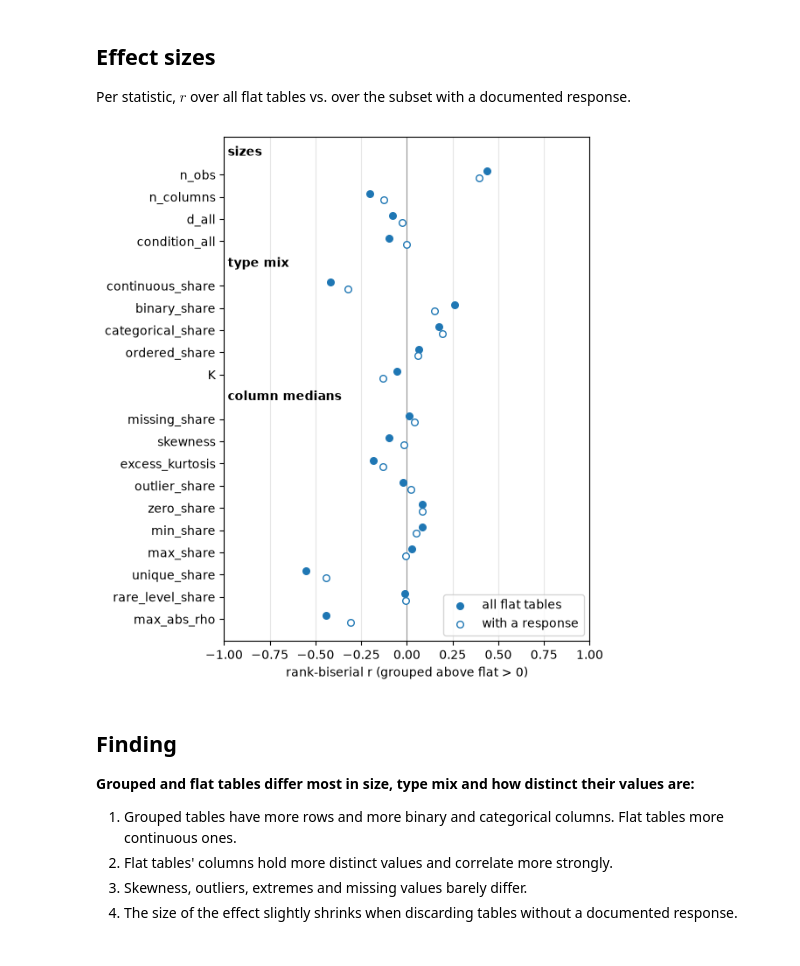
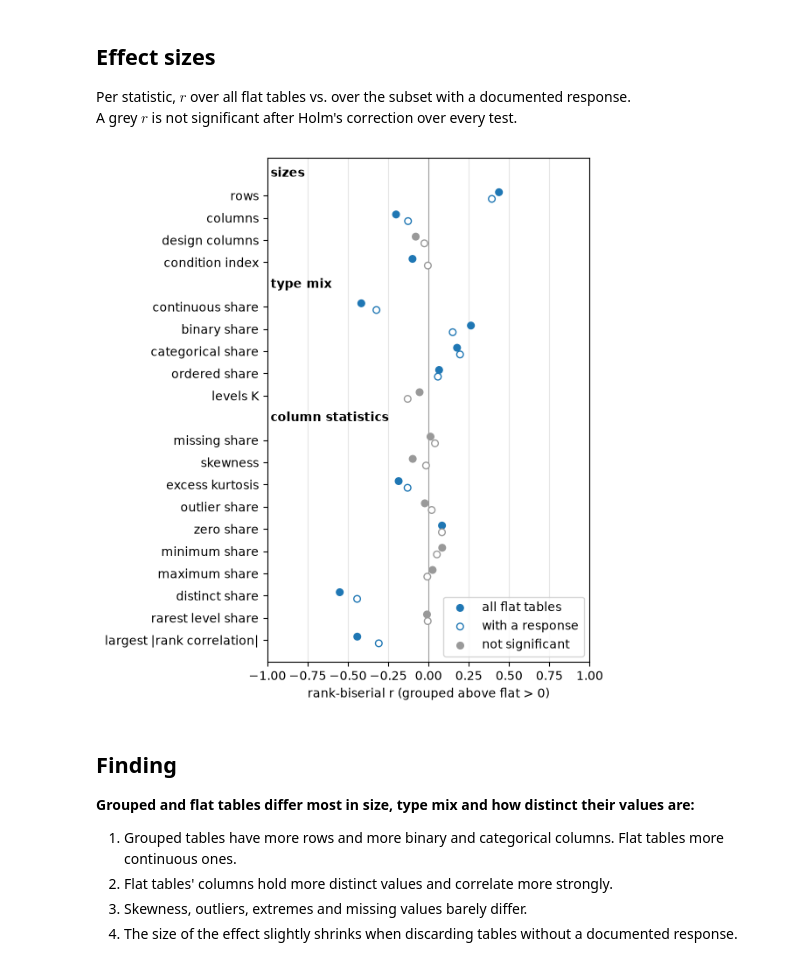
Before and after one commit to adkipnis/mixedbench, a Jupyter notebook: experiments/flat/flat.ipynb, the cells around one changed output. Saved outputs shown, nothing was run; the diff lists cells and outputs as text; code cells hidden in the pictures.

Commit message:
flat.ipynb: the column statistics listed, readable names and p in the table, a test Holm leaves not significant grey in effects.pdf (#125)

```diff
--- a/experiments/flat/flat.ipynb
+++ b/experiments/flat/flat.ipynb
@@ -46,46 +89,51 @@ tests[tests['flat'] == 'all'].set_index('statistic')[columns]
 # %% [markdown]
 ## Effect sizes
 
-Per statistic, $r$ over all flat tables vs. over the subset with a documented response.
+Per statistic, $r$ over all flat tables vs. over the subset with a documented response.<br>
+A grey $r$ is not significant after Holm's correction over every test.
 # %%
-BLOCKS = {'sizes': 4, 'type mix': 5, 'column medians': 10}  # consecutive statistics of tests.csv
-SIDES = {  # label, vertical offset, marker face
-    'all': ('all flat tables', -0.15, 'C0'),
-    'response': ('with a response', 0.15, 'white'),
+ALPHA = 0.05  # a Holm-adjusted p at or above it is grey
+BLOCKS = {'sizes': 4, 'type mix': 5, 'column statistics': 10}  # consecutive statistics of tests.csv
+SIDES = {  # label, vertical offset, filled marker
+    'all': ('all flat tables', -0.15, True),
+    'response': ('with a response', 0.15, False),
 }
 
 statistics = tests['statistic'].unique()
 r = tests.pivot(index='statistic', columns='flat', values='rank_biserial').loc[statistics]
+p = tests.pivot(index='statistic', columns='flat', values='p_holm').loc[statistics]
 y = []  # a row per statistic, a heading row above each block
 headings = {}
 row = 0
 for name, count in BLOCKS.items():
     headings[name] = row
     y.extend(range(row + 1, row + 1 + count))
     row += count + 1
 y = np.array(y)
 
 fig, ax = plt.subplots(figsize=(6, 6.5))
 ax.axvline(0, color='0.6', linewidth=0.8)
-for side, (label, offset, face) in SIDES.items():
-    ax.scatter(r[side], y + offset, s=30, color='C0', facecolor=face, label=label, zorder=3)
+for side, (label, offset, filled) in SIDES.items():
+    color = np.where(p[side] < ALPHA, 'C0', '0.6')
+    face = color if filled else 'white'
+    ax.scatter(r[side], y + offset, s=30, edgecolors=color, facecolors=face, label=label, zorder=3)
+ax.scatter([], [], s=30, color='0.6', label='not significant')
 for name, row in headings.items():
     ax.text(-0.98, row, name, va='center', fontweight='bold')
 ax.set(
     xlim=(-1, 1),
     ylim=(y[-1] + 1, -0.7),
     yticks=y,
-    yticklabels=statistics,
+    yticklabels=[NAMES[s] for s in statistics],
     xlabel='rank-biserial r (grouped above flat > 0)',
 )
 ax.grid(axis='x', color='0.9')
 ax.set_axisbelow(True)
 ax.legend(loc='lower right')
 fig.tight_layout()
 fig.savefig('effects.pdf')
-# TODO: can we mark the insignificant results in grey?
 # %% [output]
-[figure, old version]
+[figure, new version]
 # %% [markdown]
 ## Finding
 
```
Also changed, not shown: parts of 2 cells of this notebook, 1 other file.
